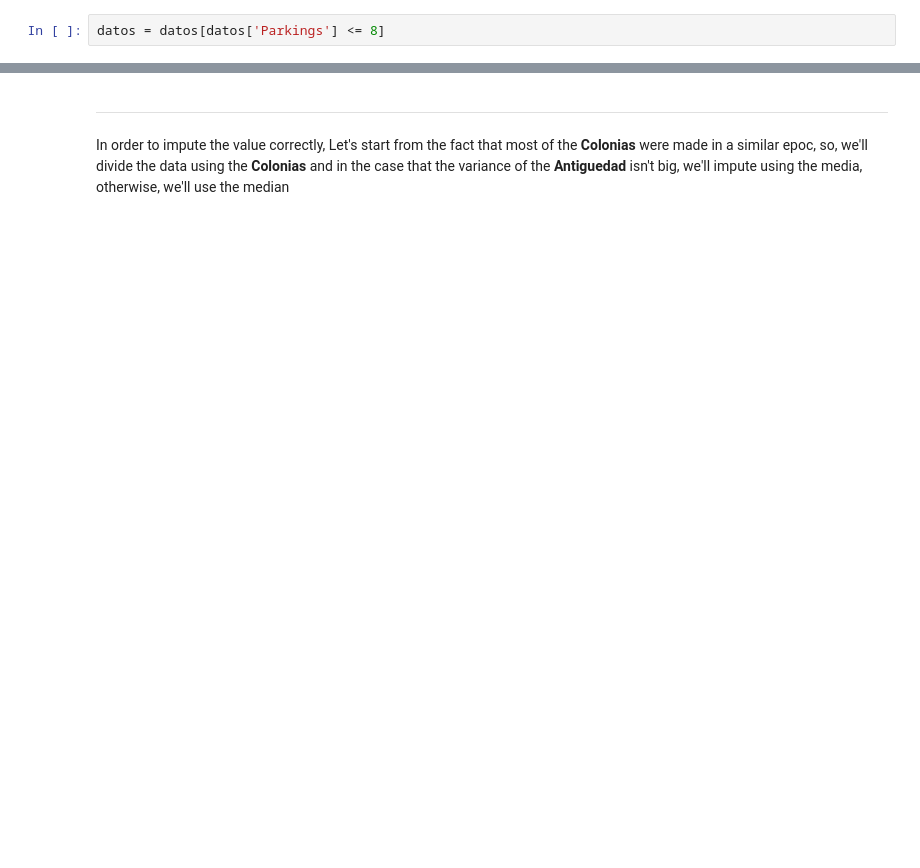
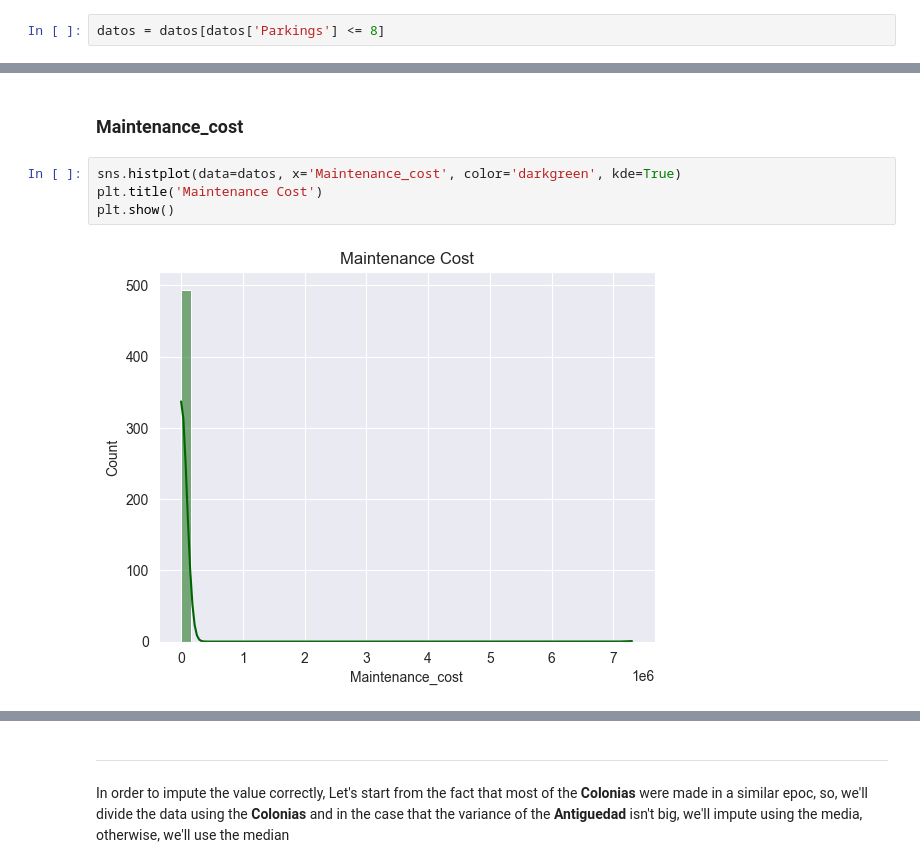
Before and after one commit to gamerOZZY/Zacah_Valuer, a Jupyter notebook: notebooks/Standarization_and_null_values.ipynb, the cells around one changed output, grey strips where cells are left out. Saved outputs shown, nothing was run; the diff lists cells and outputs as text; blank space fills up the shorter version.

```diff
--- a/notebooks/Standarization_and_null_values.ipynb
+++ b/notebooks/Standarization_and_null_values.ipynb
@@ -394,0 +437,8 @@ memory usage: 56.5 KB
+# %% [markdown]
+### Maintenance_cost
+# %%
+sns.histplot(data=datos, x='Maintenance_cost', color='darkgreen', kde=True)
+plt.title('Maintenance Cost')
+plt.show()
+# %% [output]
+[figure, added]
```
Also changed, not shown: parts of 21 cells of this notebook, 2 other files.
